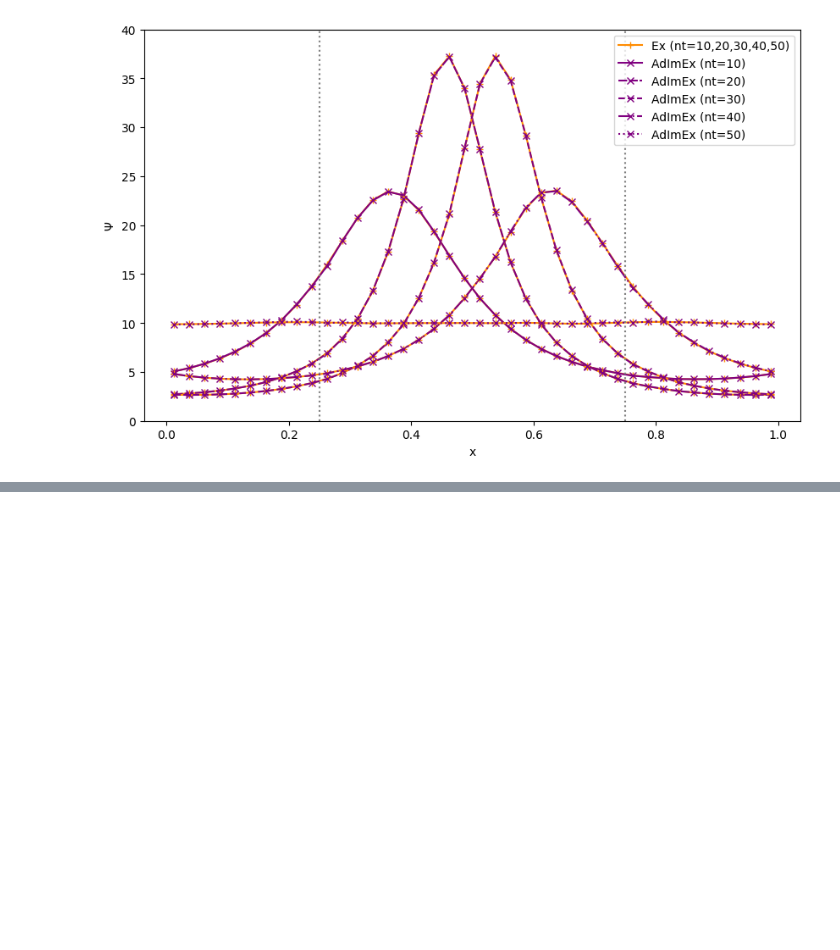
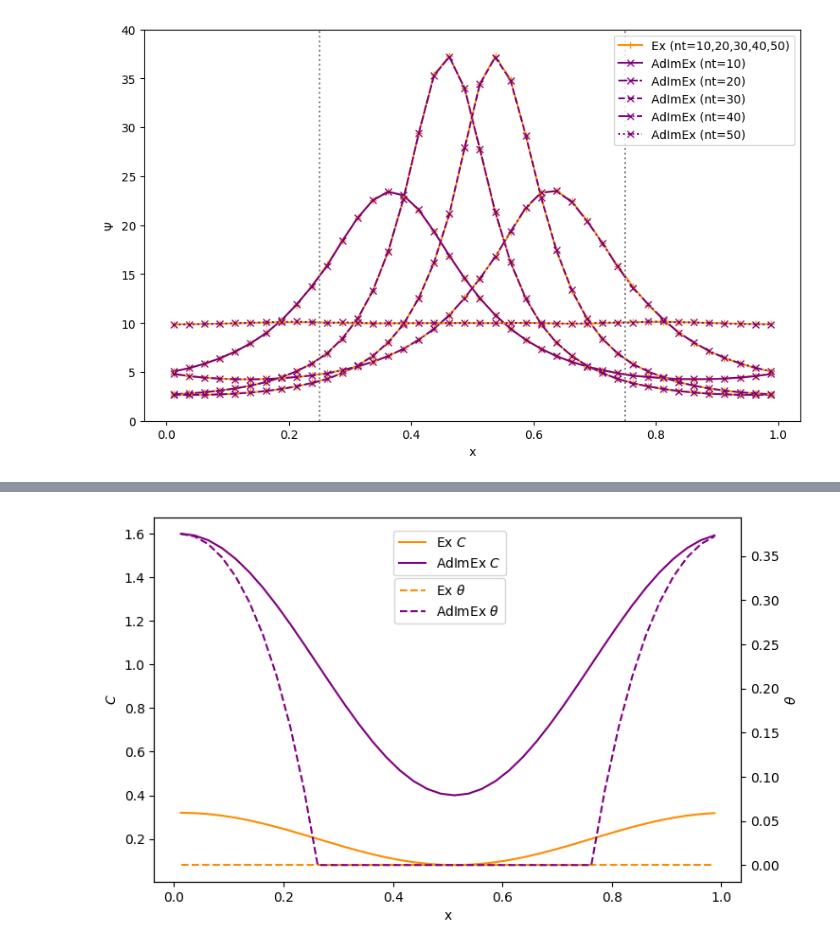
Before and after one commit to ambertewinkel/advectionschemes, a Jupyter notebook: plot_multiple_timelevels.ipynb, the cells around one changed output, grey strips where cells are left out. Cells and saved outputs as stored; diff of their text form; code cells hidden in the pictures; blank space fills up the shorter version.

```diff
--- a/plot_multiple_timelevels.ipynb
+++ b/plot_multiple_timelevels.ipynb
@@ -132,0 +196,23 @@ plt.show()
+# %%
+fig, ax1 = plt.subplots(figsize=(8, 5))
+
+color1 = 'tab:blue'
+ax1.set_xlabel('x')
+ax1.set_ylabel('$C$')#, color=color1)
+ax1.plot(x, C_Ex, color='darkorange', linestyle='-', label='Ex $C$')
+ax1.plot(x, C_AdImEx, color='purple', linestyle='-', label='AdImEx $C$')
+ax1.tick_params(axis='y')#, labelcolor=color1)
+ax1.legend(bbox_to_anchor=(0.61, 0.98))#loc='upper center')
+
+ax2 = ax1.twinx()
+color2 = 'tab:orange'
+ax2.set_ylabel('$\\theta$')#, color=color2)
+ax2.plot(x, theta_Ex, color='darkorange', linestyle='--', label='Ex $\\theta$')
+ax2.plot(x, theta_AdImEx, color='purple', linestyle='--', label='AdImEx $\\theta$')
+ax2.tick_params(axis='y')#, labelcolor=color2)
+ax2.legend(bbox_to_anchor=(0.609, 0.85))
+
+#plt.title('Courant number and Off-centring vs x')
+plt.show()
+# %% [output]
+[figure, added]
```
Also changed, not shown: parts of 3 cells of this notebook, 1 other file.
